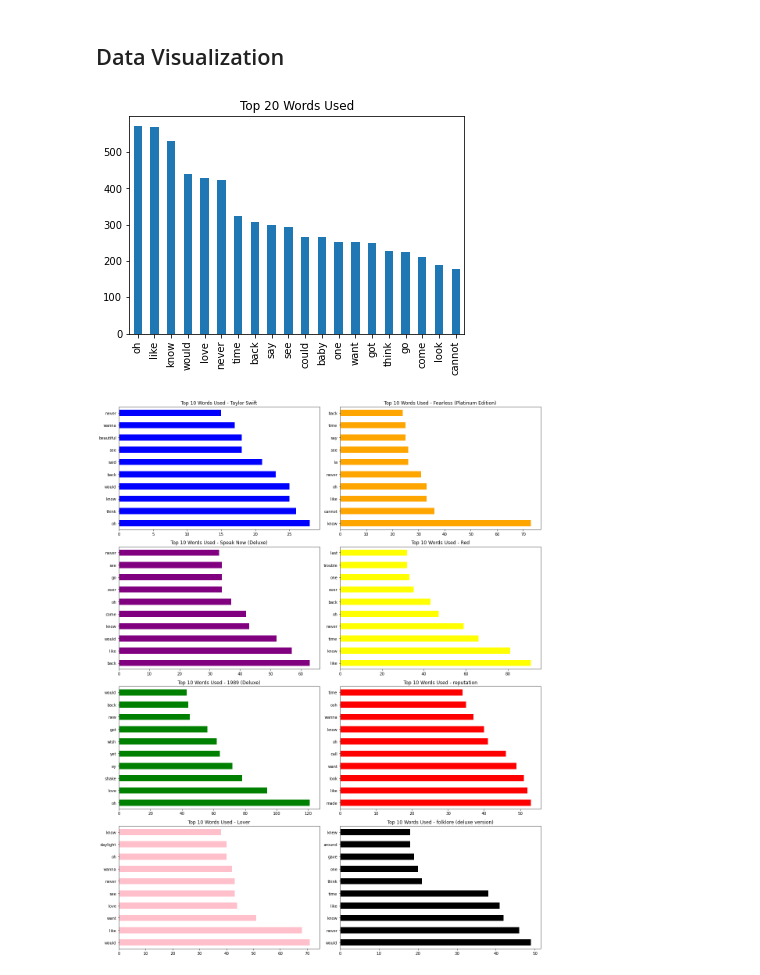
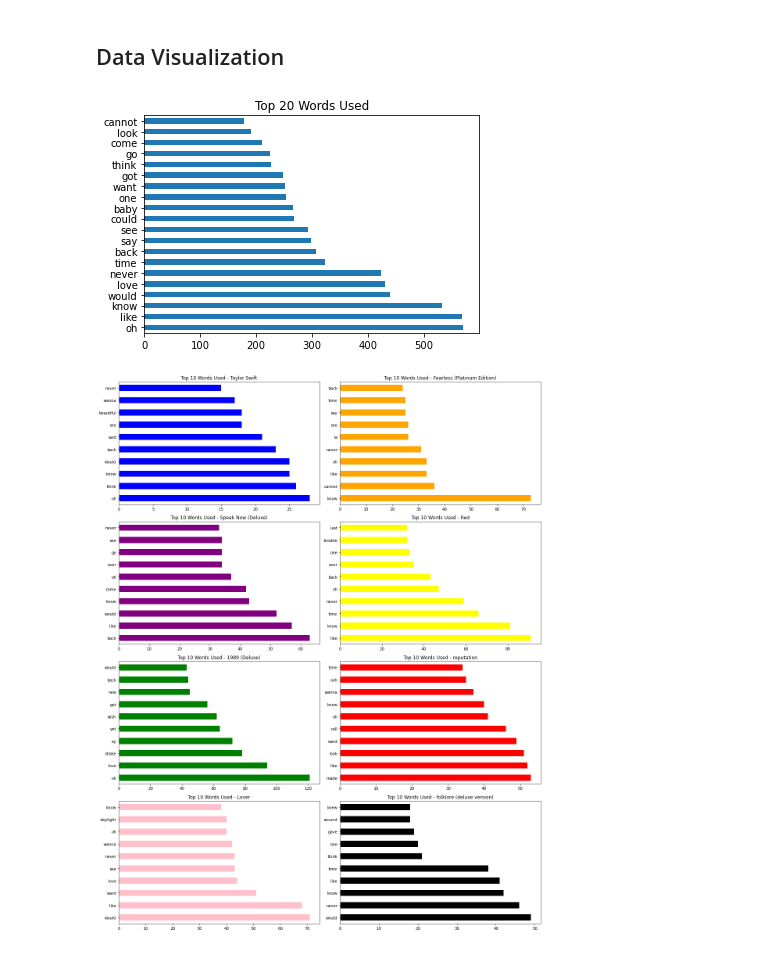
Before and after one commit to martaaliu/Song-Lyrics-NLP, a Jupyter notebook: Song Lyrics.ipynb, the cells around one changed output. Drawn from its saved outputs; the diff is of its cells as text; code cells hidden in the pictures.

```diff
--- a/Song Lyrics.ipynb
+++ b/Song Lyrics.ipynb
@@ -465,9 +431,9 @@ Name: words, dtype: int64
 ## Data Visualization
 # %%
 #Ngram - Top Words in Lyrics Overall
-plot = words[:20].plot(kind='bar', title="Top 20 Words Used") #change value to slice
+plot = words[:20].plot(kind='barh', title="Top 20 Words Used") #change value to slice
 # %% [output]
-[figure, old version]
+[figure, new version]
 # %%
 #Ngram - Top Words in Lyrics by Album
 
```
Also changed, not shown: parts of 15 cells of this notebook.
